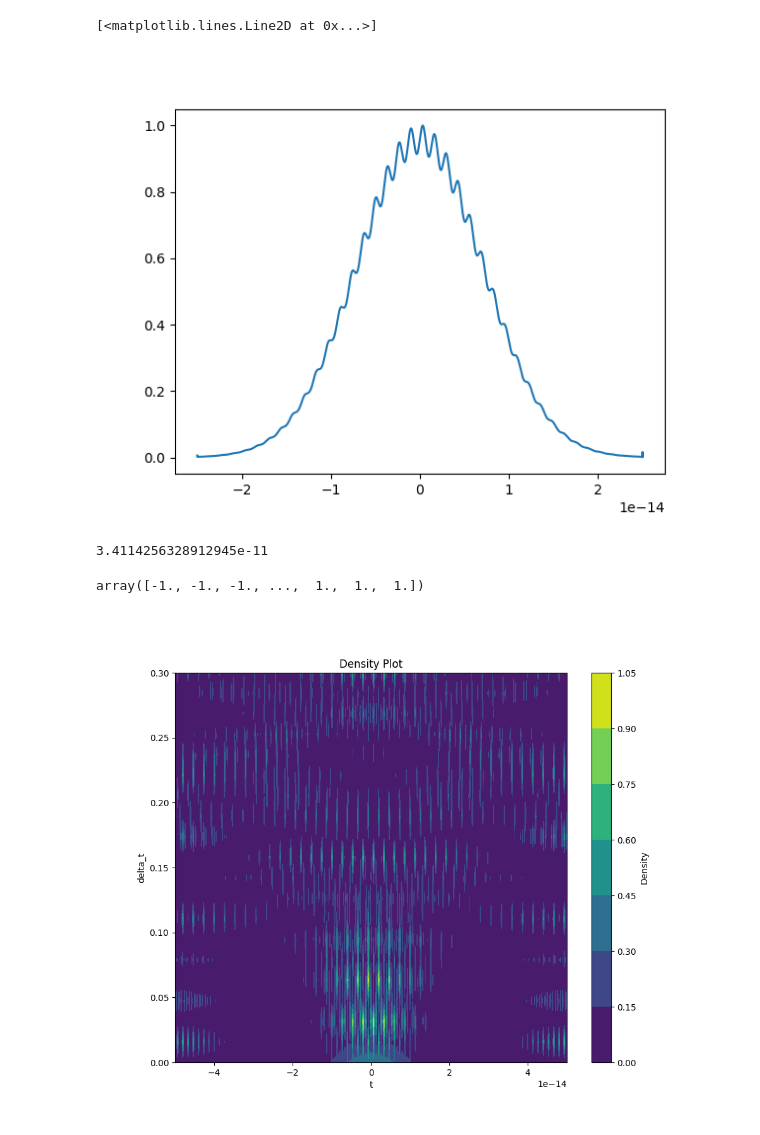
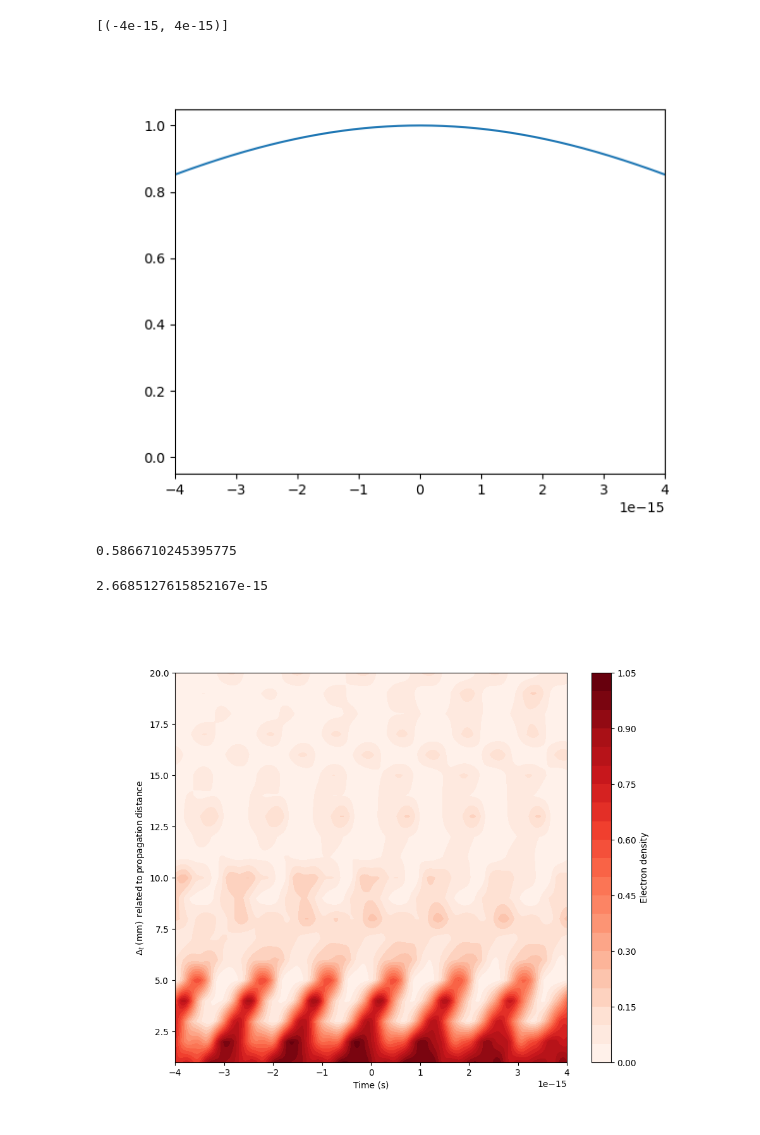
Before and after one commit to lreihs/PINEM_sim, a Jupyter notebook: src/notebooks/testing.ipynb, the cells around one changed output. Saved outputs shown, nothing was run; the diff lists cells and outputs as text; code cells hidden in the pictures.

Commit message:
Time propagator etc.

```diff
--- a/src/notebooks/testing.ipynb
+++ b/src/notebooks/testing.ipynb
@@ -18,36 +24,43 @@ ax.set(xlim=(-10,10))
 # %%
-delta_t = 3*10**-11
+delta_t = 2*10**-3
+T_opt = lambda_opt/c
 
 fig, ax = plt.subplots()
 ax.plot(t,electron_density(t, delta_t))
 ax.set(xlim = (-4*10**-15,4*10**-15))
 # %% [output]
-[<matplotlib.lines.Line2D at 0x...>]
+[(-4e-15, 4e-15)]
-[figure, old version]
+[figure, new version]
-# %%
-6*10**-3/v_el
-# %% [output]
-3.4114256328912945e-11
-# %%
-np.sign(w)
-# %% [output]
-array([-1., -1., -1., ...,  1.,  1.,  1.])
+# %%
+v_el/c
+# %% [output]
+0.5866710245395775
+# %%
+T_opt = lambda_opt/c
+
+fig, ax = plt.subplots()
+ax.plot(t, np.sin())
+# %% [output]
+2.6685127615852167e-15
 # %%
-delta_t_values = np.linspace(0, 3*10**-1, 20)  # Adjust range and number of points as needed
+delta_t_values = np.linspace(1, 20,20)  # Adjust range and number of points as needed
 
 # Create a mesh grid
 T, Delta_T = np.meshgrid(t, delta_t_values)
 
 # Calculate density values
-density = electron_density(T, Delta_T)
+density = np.array([electron_density(t, delta_t) for delta_t in delta_t_values])
 
 # Plotting
+norm = Normalize(vmin=density.min(), vmax=density.max())
+
 plt.figure(figsize=(10, 8))
-plt.contourf(T, Delta_T, density, cmap='viridis')  # You can choose a different colormap
-plt.colorbar(label='Density')
-plt.xlabel('t')
-plt.ylabel('delta_t')
-plt.title('Density Plot')
+plt.contourf(T, Delta_T, density, cmap='Reds', levels=20, norm=norm)  # You can choose a different colormap
+plt.colorbar(label='Electron density')
+plt.xlabel('Time (s)')
+plt.ylabel(r'$\Delta_t\:(\mathrm{mm})\:\:\mathrm{related\:to\:propagation\:distance}$')
+plt.xlim([-4*10**-15, 4*10**-15])
+plt.savefig('propagation_nr_tight.png', bbox_inches='tight', dpi=500)
 plt.show()
 # %% [output]
-[figure, old version]
+[figure, new version]
```
Also changed, not shown: parts of 4 cells of this notebook, 6 other files.
